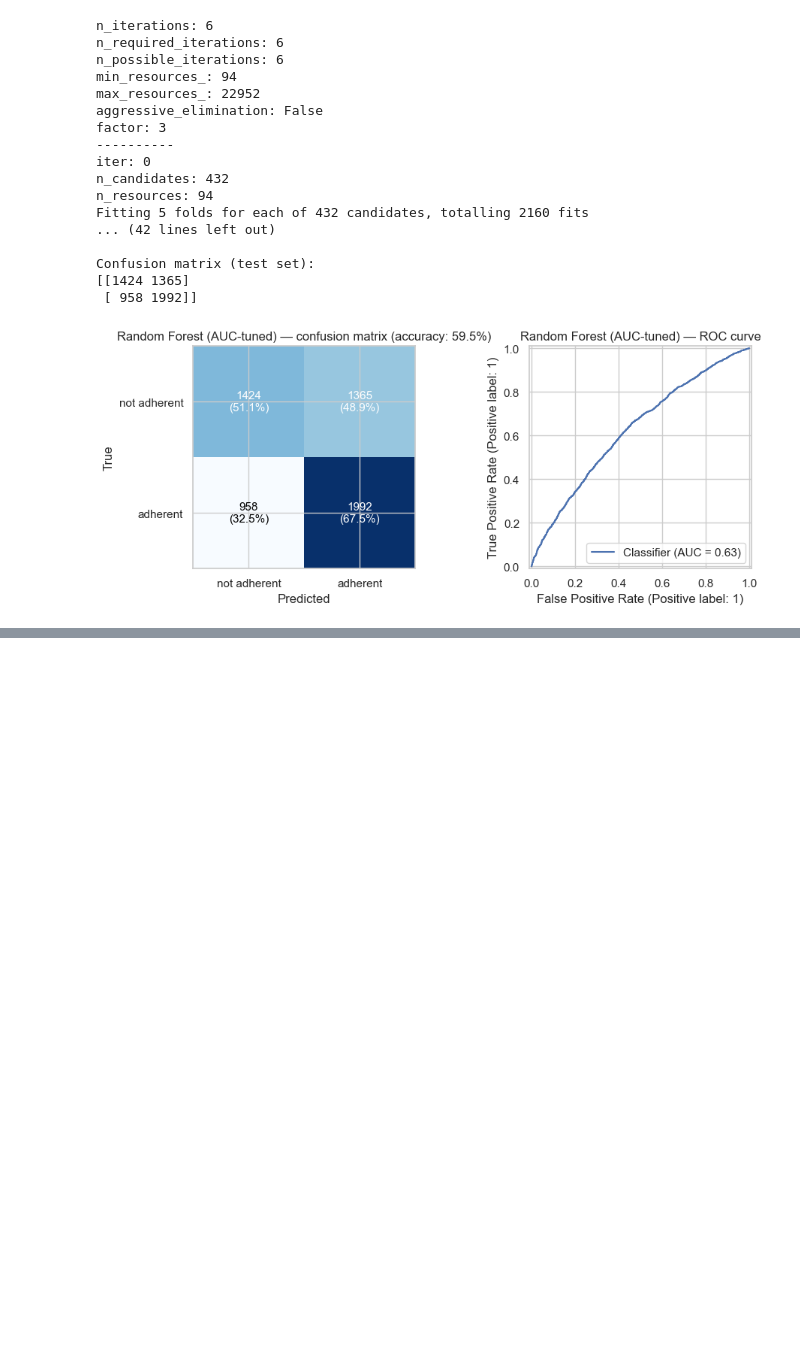
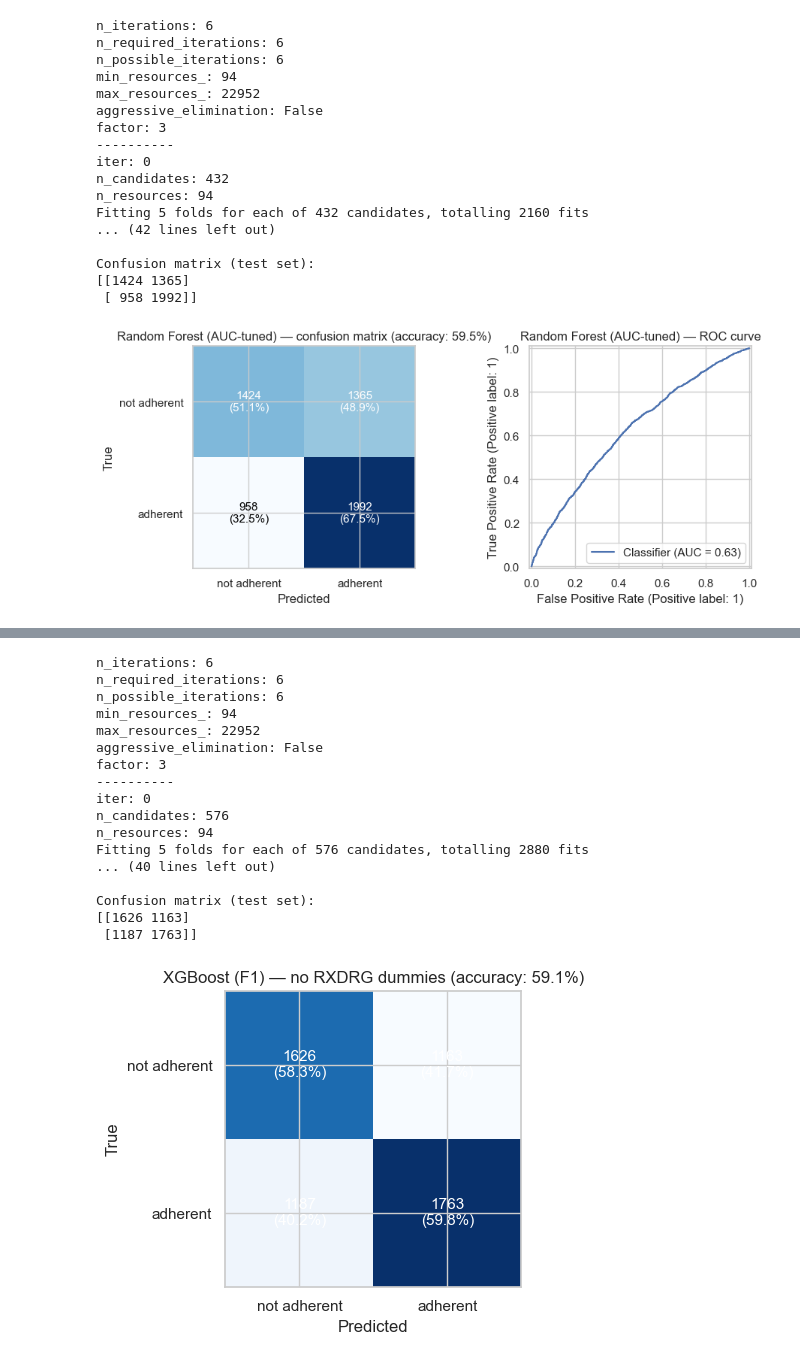
Before and after one commit to FrianaEngineer/Medical-Adherence, a Jupyter notebook: Notebooks/allYearMergeClean.ipynb, the cells around one changed output, grey strips where cells are left out. Drawn from its saved outputs; the diff is of its cells as text; code cells hidden in the pictures; blank space fills up the shorter version.

```diff
--- a/Notebooks/allYearMergeClean.ipynb
+++ b/Notebooks/allYearMergeClean.ipynb
@@ -1557,0 +1669,73 @@ print(
+# %%
+# HalvingGridSearchCV — F1-tuned XGBoost (same settings as 2023_clean)
+
+cv = StratifiedKFold(n_splits=CV_FOLDS, shuffle=True, random_state=RANDOM_STATE)
+search_xgb = HalvingGridSearchCV(
+    estimator=XGBClassifier(
+        objective="binary:logistic",
+        eval_metric="logloss",
+        random_state=RANDOM_STATE,
+        n_jobs=1,
+        tree_method="hist",
+        scale_pos_weight=scale_pos_weight,
+        verbosity=0,
+    ),
+    param_grid=XGB_PARAM_GRID,
+    scoring="f1",
+    cv=cv,
+    factor=3,
+    resource="n_samples",
+    random_state=RANDOM_STATE,
+    n_jobs=-1,
+    verbose=1,
+    refit=True,
+)
+
+t0 = time.perf_counter()
+search_xgb.fit(X_train_xgb, y_train_xgb)
+print(f"\nDone in {(time.perf_counter() - t0) / 60:.1f} minutes")
+print("Best params:", search_xgb.best_params_)
+print(f"Best CV f1: {search_xgb.best_score_:.4f}")
+print(
+    f"Iterations run: {search_xgb.n_iterations_} | "
+    f"n_candidates per iter: {search_xgb.n_candidates_} | "
+    f"n_resources per iter: {search_xgb.n_resources_}"
+)
+
+best_xgb = search_xgb.best_estimator_
+y_pred_xgb = best_xgb.predict(X_test_xgb)
+print("\nClassification report (test set):")
+print(classification_report(y_test_xgb, y_pred_xgb, digits=3))
+
+cm_xgb = confusion_matrix(y_test_xgb, y_pred_xgb)
+print("Confusion matrix (test set):")
+print(cm_xgb)
+
+fig, ax = plt.subplots(figsize=(5, 4))
+plot_cm_with_recall(cm_xgb, ax, "XGBoost (F1) — no RXDRG dummies")
+plt.tight_layout()
+plt.show()
+
+best_params_xgb = {
+    k: best_xgb.get_params()[k] for k in XGB_PARAM_GRID if k in best_xgb.get_params()
+}
+best_score_xgb = float(search_xgb.best_score_)
+# %% [output]
+n_iterations: 6
+n_required_iterations: 6
+n_possible_iterations: 6
+min_resources_: 94
+max_resources_: 22952
+aggressive_elimination: False
+factor: 3
+----------
+iter: 0
+n_candidates: 576
+n_resources: 94
+Fitting 5 folds for each of 576 candidates, totalling 2880 fits
+... (40 lines left out)
+
+Confusion matrix (test set):
+[[1626 1163]
+ [1187 1763]]
+[figure, added]
```
Also changed, not shown: parts of 8 cells of this notebook, 1 other file.
